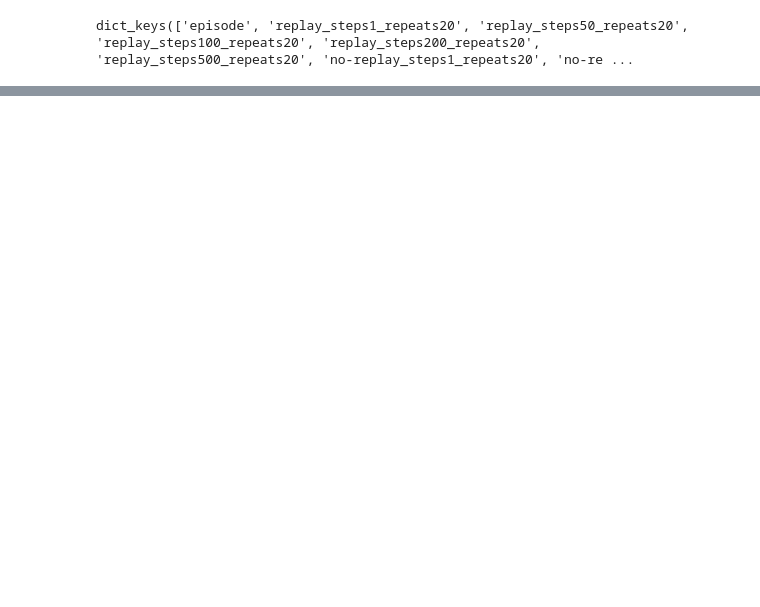
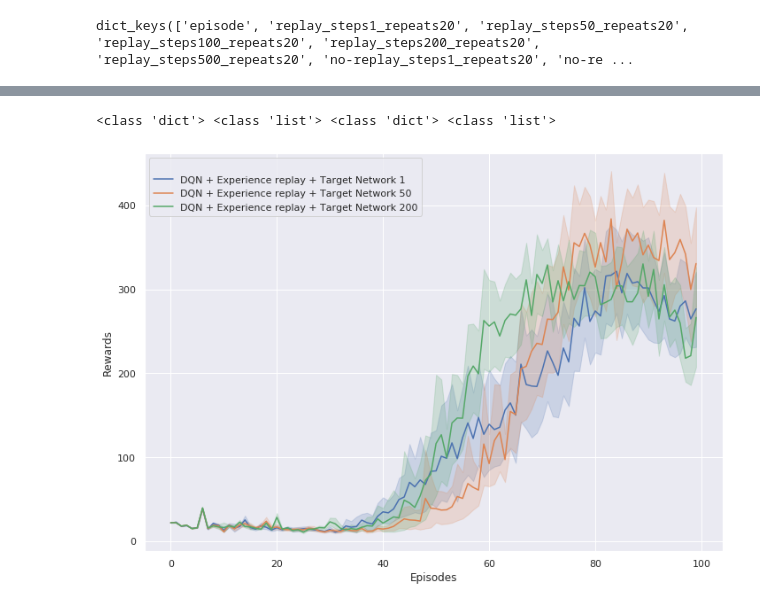
Before and after one commit to YoniSchirris/rl-lab3, a Jupyter notebook: lab3.ipynb, the cells around one changed output, grey strips where cells are left out. Drawn from its saved outputs; the diff is of its cells as text; code cells hidden in the pictures; blank space fills up the shorter version.

```diff
--- a/lab3.ipynb
+++ b/lab3.ipynb
@@ -408,0 +432,24 @@ sns.lineplot(x='episode', y='value', hue='variable',
+# %%
+# plot replay steps
+new_result = {}
+
+new_result['episode'] = copy.deepcopy(results['episode'])
+first_string_part = 'DQN + Experience replay'
+new_result[f'{first_string_part} + Target Network 1 '] = copy.deepcopy(results['replay_steps1_repeats20'])
+new_result[f'{first_string_part} + Target Network 50 '] = copy.deepcopy(results['replay_steps50_repeats20'])
+# new_result[f'{first_string_part} + Target Network 100 '] = copy.deepcopy(results['replay_steps100_repeats20'])
+new_result[f'{first_string_part} + Target Network 200'] = copy.deepcopy(results['replay_steps200_repeats20'])
+# print(new_result.values())
+test_df = pd.DataFrame(new_result)
+
+
+print(type(results), type(results['episode']), type(new_result), type(new_result['episode']))
+fig, ax = plt.subplots(figsize=a4_dims)
+sns.lineplot(ax=ax, x='episode', y='value', hue='variable', data=pd.melt(test_df, ['episode']), ci=95)
+ax.set(xlabel='Episodes', ylabel='Rewards')
+l = ax.legend(loc='upper left')
+# print(l.texts)
+l.texts[0].set_text('')
+# %% [output]
+<class 'dict'> <class 'list'> <class 'dict'> <class 'list'>
+[figure, added]
```
Also changed, not shown: parts of 5 cells of this notebook.
